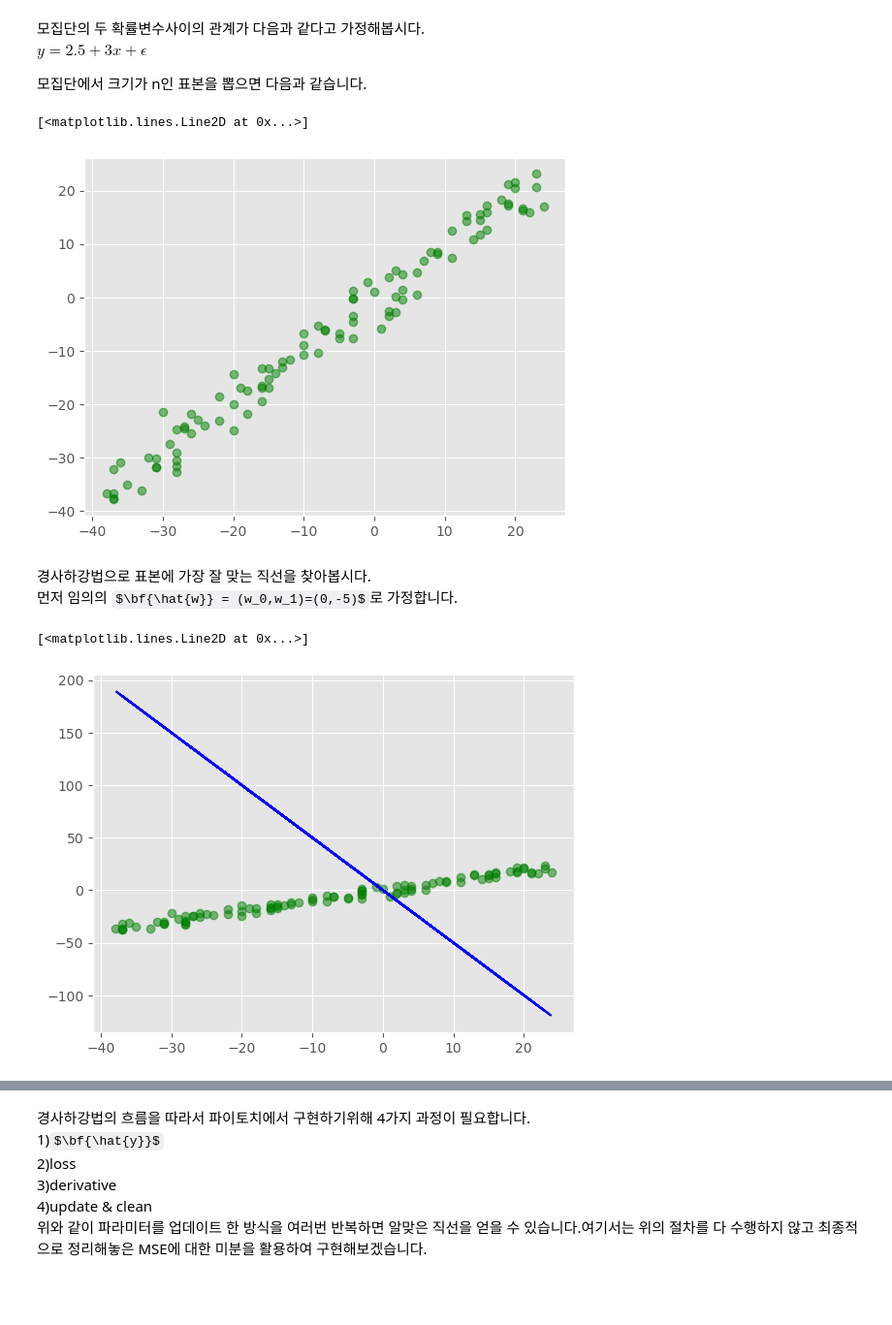
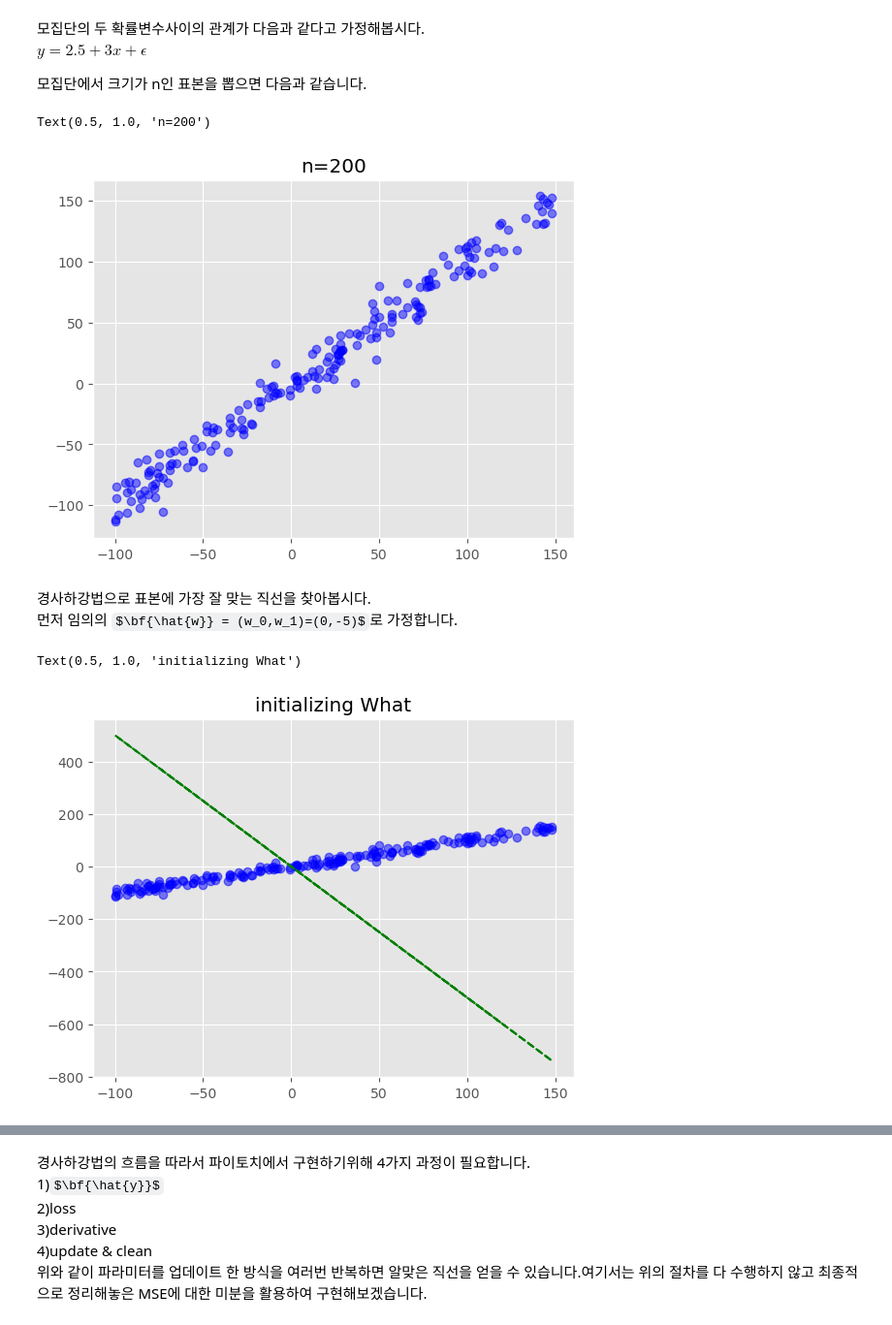
Before and after one commit to hoyeon1234/sin-hoyeon, a Jupyter notebook: posts/딥러닝/Deep learning theory/(1) Linear Regression/Linear Regression.ipynb, the cells around one changed output, grey strips where cells are left out. Shown at 97% size. Saved outputs shown, nothing was run; the diff lists cells and outputs as text; code cells hidden in the pictures; some formulas as TeX source; blank space fills up the shorter version.

```diff
--- a/posts/딥러닝/Deep learning theory/(1) Linear Regression/Linear Regression.ipynb
+++ b/posts/딥러닝/Deep learning theory/(1) Linear Regression/Linear Regression.ipynb
@@ -188,33 +188,34 @@ $y =  2.5 + 3x + \epsilon$<br>
 
 모집단에서 크기가 n인 표본을 뽑으면 다음과 같습니다.
 # %%
-n=100
-
 #n=200인 표본 추출
+n=200
 torch.manual_seed(2202)
 W = torch.tensor([0,1]).reshape(2,-1).float()
-_x = torch.randint(-40,25,(n,1))
+_x = torch.randint(-100,150,(n,1))
 _ones = torch.ones((n,1))
-_epsilon = torch.randn((n,1))*3 #변동을 조금 더 주기 위해서 오차를 곱해줌
+_epsilon = torch.randn((n,1)) * 10 #변동을 조금 더 주기 위해서 오차를 곱해줌
 X = torch.concat((_ones,_x),axis=1).float()
 y = X @ W + _epsilon
 
-plt.plot(X[:,1],y,"go",alpha=0.5)
+plt.plot(X[:,1],y,"bo",alpha=0.5)
+plt.title("n=200")
 # %% [output]
-[<matplotlib.lines.Line2D at 0x...>]
+Text(0.5, 1.0, 'n=200')
-[figure, old version]
+[figure, new version]
 # %% [markdown]
 경사하강법으로 표본에 가장 잘 맞는 직선을 찾아봅시다.<br>
 먼저 임의의 $\bf{\hat{w}} = (w_0,w_1)=(0,-5)$로 가정합니다.
 # %%
 #1. 먼저 임의의 W_hat을 가정한다.
 W_hat = torch.tensor([0,-5]).reshape(2,-1).float()
 
 #시각화코드
-plt.plot(X[:,1],y,"go",alpha=0.5)
-plt.plot(X[:,1],X@W_hat,"b--")
+plt.plot(X[:,1],y,"bo",alpha=0.5)
+plt.plot(X[:,1],X@W_hat,"g--")
+plt.title("initializing What")
 # %% [output]
-[<matplotlib.lines.Line2D at 0x...>]
+Text(0.5, 1.0, 'initializing What')
-[figure, old version]
+[figure, new version]
 # %%
 #n=100인 표본 추출
```
Also changed, not shown: parts of 5 cells of this notebook, 12 other files.
